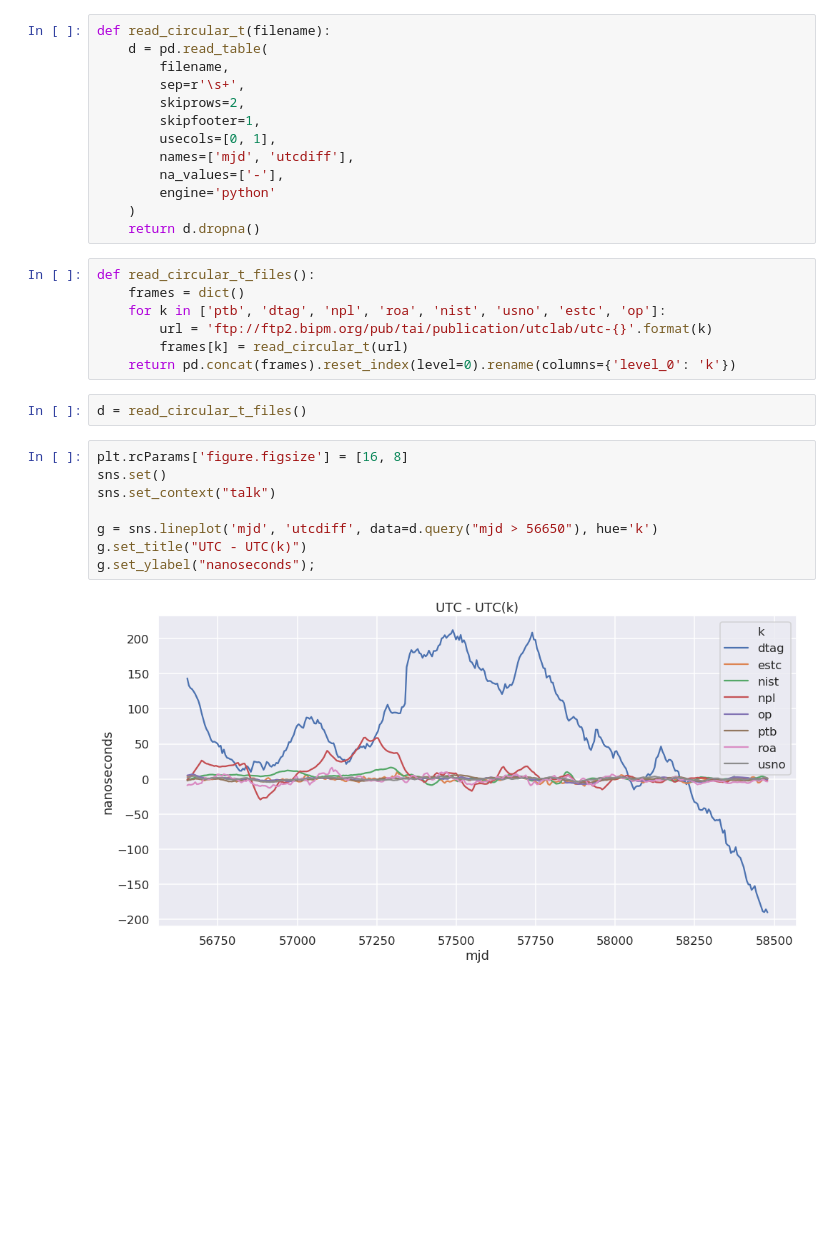
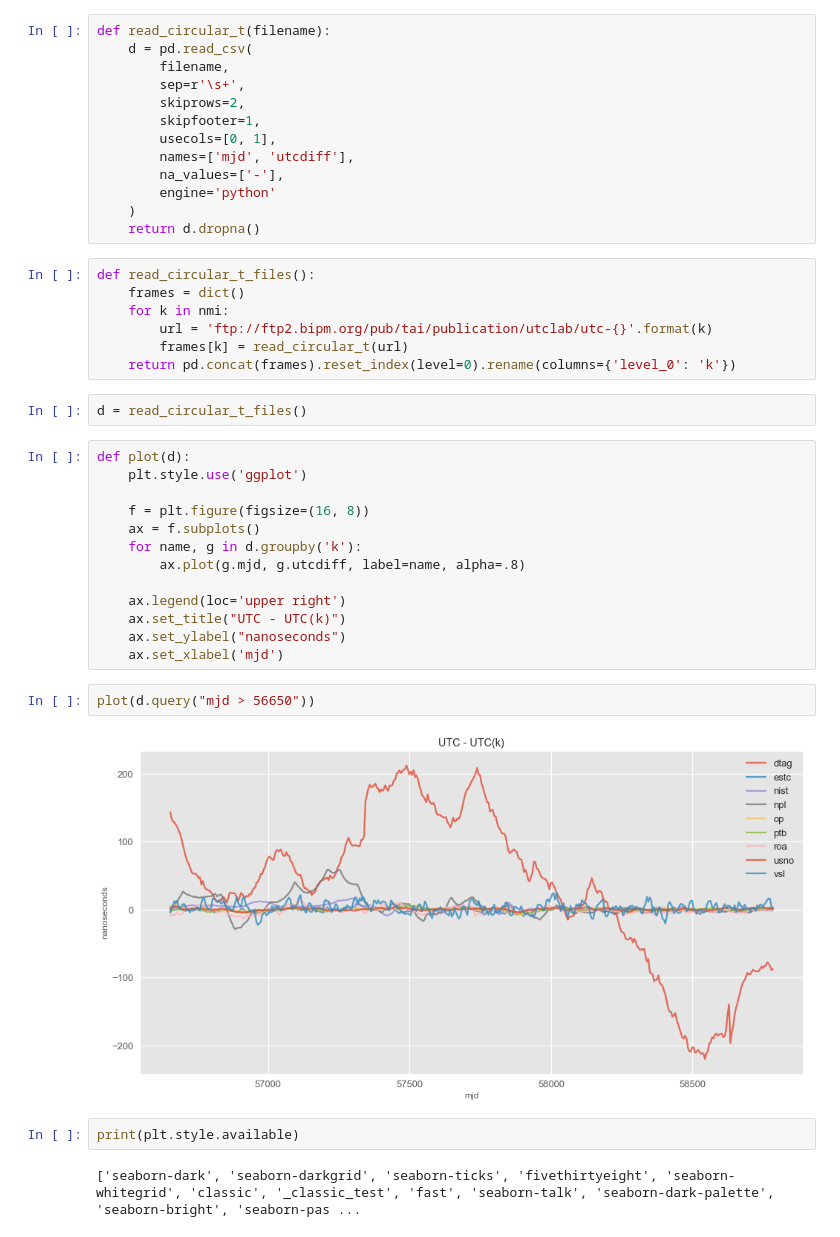
Before and after one commit to alohr/timesync, a Jupyter notebook: circular_t/utc_utc_k.ipynb, the cells around one changed output. Drawn from its saved outputs; the diff is of its cells as text; blank space fills up the shorter version.

```diff
--- a/circular_t/utc_utc_k.ipynb
+++ b/circular_t/utc_utc_k.ipynb
@@ -8,6 +19,6 @@ import seaborn as sns
 # %%
 def read_circular_t(filename):
-    d = pd.read_table(
+    d = pd.read_csv(
         filename,
         sep=r'\s+',
         skiprows=2,
@@ -21,19 +32,30 @@ def read_circular_t(filename):
 # %%
 def read_circular_t_files():
     frames = dict()
-    for k in ['ptb', 'dtag', 'npl', 'roa', 'nist', 'usno', 'estc', 'op']:
+    for k in nmi:
         url = 'ftp://ftp2.bipm.org/pub/tai/publication/utclab/utc-{}'.format(k)
         frames[k] = read_circular_t(url)
     return pd.concat(frames).reset_index(level=0).rename(columns={'level_0': 'k'})
 # %%
 d = read_circular_t_files()
-# %%
-plt.rcParams['figure.figsize'] = [16, 8]
-sns.set()
-sns.set_context("talk")
-
-g = sns.lineplot('mjd', 'utcdiff', data=d.query("mjd > 56650"), hue='k')
-g.set_title("UTC - UTC(k)")
-g.set_ylabel("nanoseconds");
-# %% [output]
-[figure, removed]
+# %%
+def plot(d):
+    plt.style.use('ggplot')
+
+    f = plt.figure(figsize=(16, 8))
+    ax = f.subplots()
+    for name, g in d.groupby('k'):
+        ax.plot(g.mjd, g.utcdiff, label=name, alpha=.8)
+
+    ax.legend(loc='upper right')
+    ax.set_title("UTC - UTC(k)")
+    ax.set_ylabel("nanoseconds")
+    ax.set_xlabel('mjd')
+# %%
+plot(d.query("mjd > 56650"))
+# %% [output]
+[figure, added]
+# %%
+print(plt.style.available)
+# %% [output]
+['seaborn-dark', 'seaborn-darkgrid', 'seaborn-ticks', 'fivethirtyeight', 'seaborn-whitegrid', 'classic', '_classic_test', 'fast', 'seaborn-talk', 'seaborn-dark-palette', 'seaborn-bright', 'seaborn-pas ...
```
Also changed, not shown: parts of 2 cells of this notebook.
